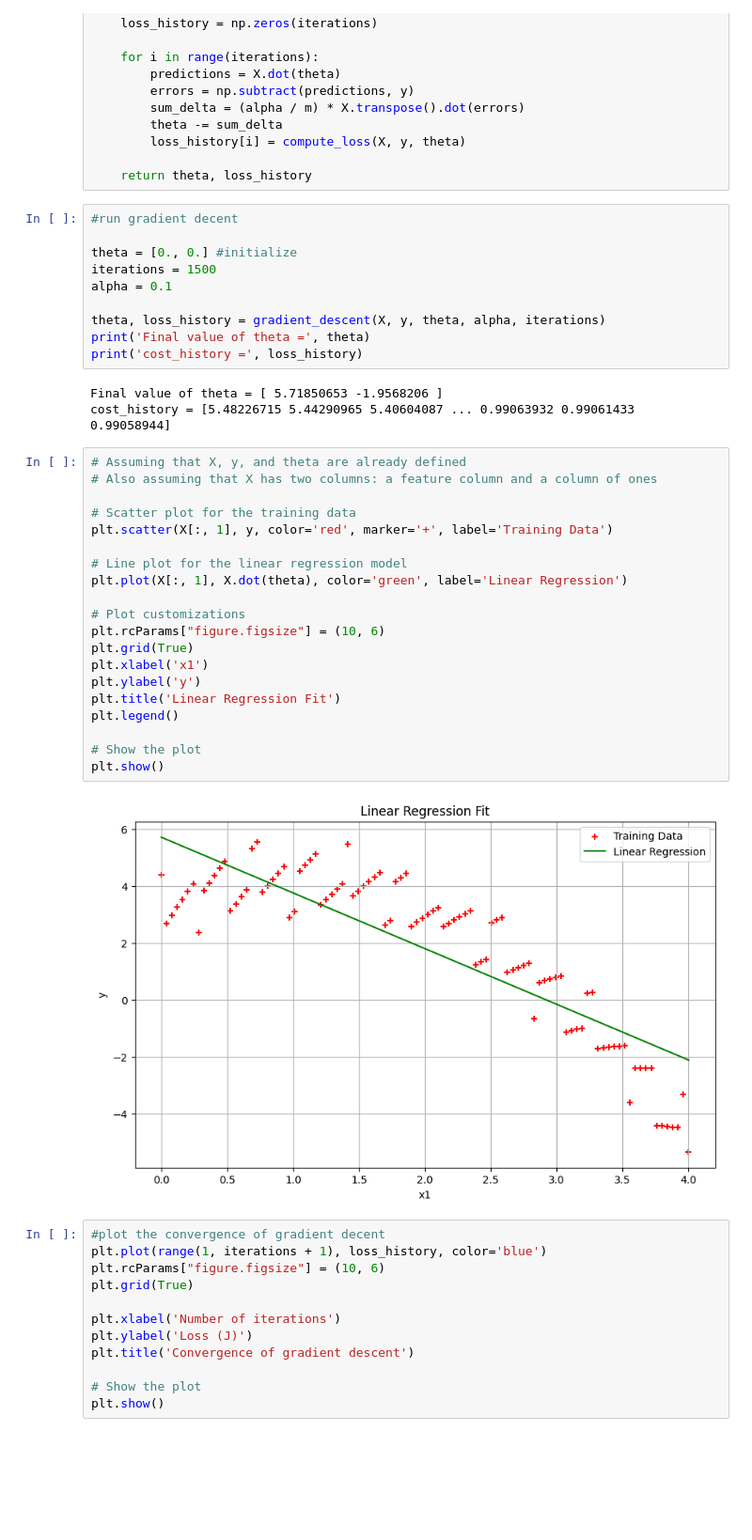
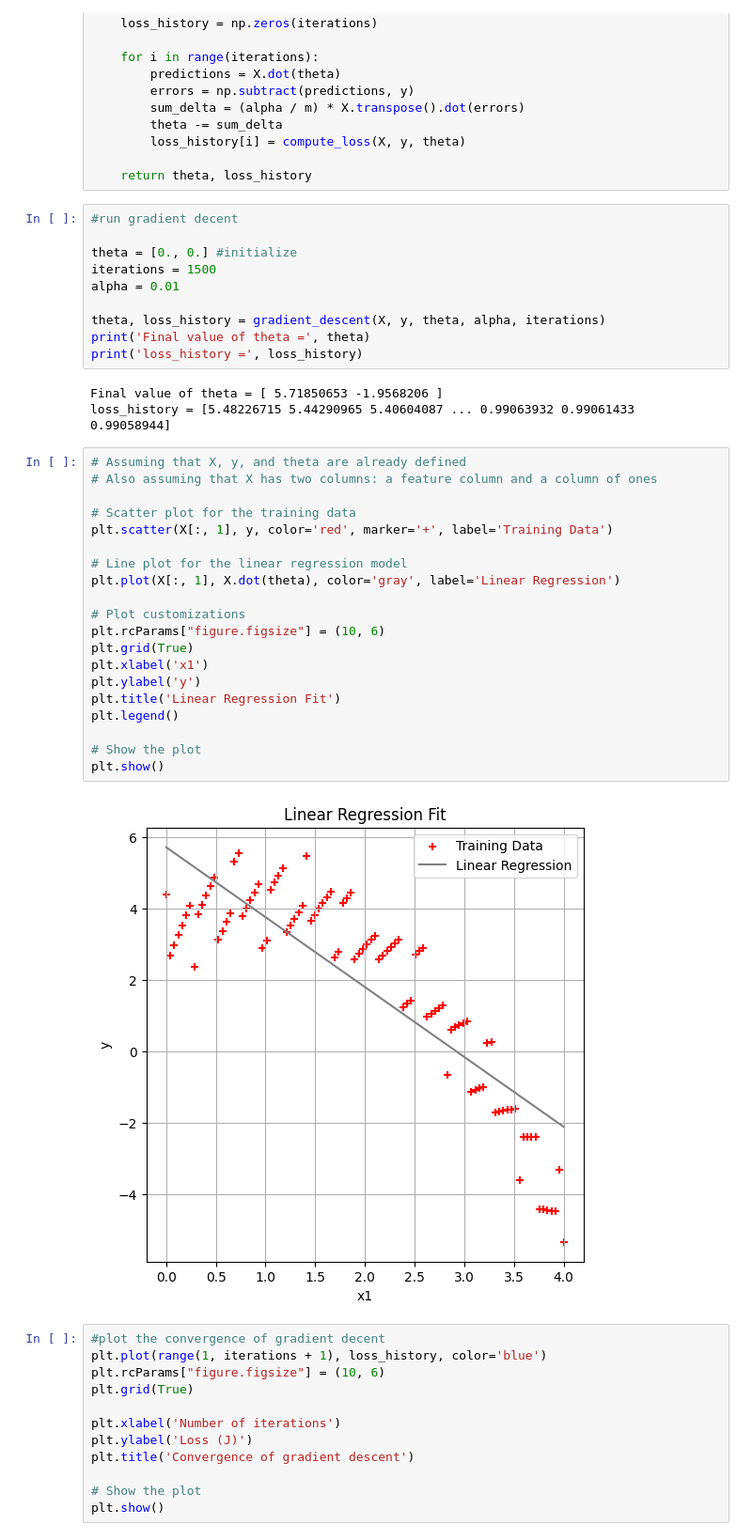
Before and after one commit to swetzel1/introduction_to_ml, a Jupyter notebook: hw1_problem1.ipynb, the cells around one changed output. Shown at 94% size. Saved outputs shown, nothing was run; the diff lists cells and outputs as text; blank space fills up the shorter version.

```diff
--- a/hw1_problem1.ipynb
+++ b/hw1_problem1.ipynb
@@ -139,36 +139,36 @@ def gradient_descent(X, y, theta, alpha, iterations):
 
 theta = [0., 0.] #initialize
 iterations = 1500
-alpha = 0.1
+alpha = 0.01
 
 theta, loss_history = gradient_descent(X, y, theta, alpha, iterations)
 print('Final value of theta =', theta)
-print('cost_history =', loss_history)
+print('loss_history =', loss_history)
 # %% [output]
 Final value of theta = [ 5.71850653 -1.9568206 ]
-cost_history = [5.48226715 5.44290965 5.40604087 ... 0.99063932 0.99061433 0.99058944]
+loss_history = [5.48226715 5.44290965 5.40604087 ... 0.99063932 0.99061433 0.99058944]
 # %%
 # Assuming that X, y, and theta are already defined
 # Also assuming that X has two columns: a feature column and a column of ones
 
 # Scatter plot for the training data
 plt.scatter(X[:, 1], y, color='red', marker='+', label='Training Data')
 
 # Line plot for the linear regression model
-plt.plot(X[:, 1], X.dot(theta), color='green', label='Linear Regression')
+plt.plot(X[:, 1], X.dot(theta), color='gray', label='Linear Regression')
 
 # Plot customizations
 plt.rcParams["figure.figsize"] = (10, 6)
 plt.grid(True)
 plt.xlabel('x1')
 plt.ylabel('y')
 plt.title('Linear Regression Fit')
 plt.legend()
 
 # Show the plot
 plt.show()
 # %% [output]
-[figure, old version]
+[figure, new version]
 # %%
 #plot the convergence of gradient decent
 plt.plot(range(1, iterations + 1), loss_history, color='blue')
```
Also changed, not shown: parts of 11 cells of this notebook.
